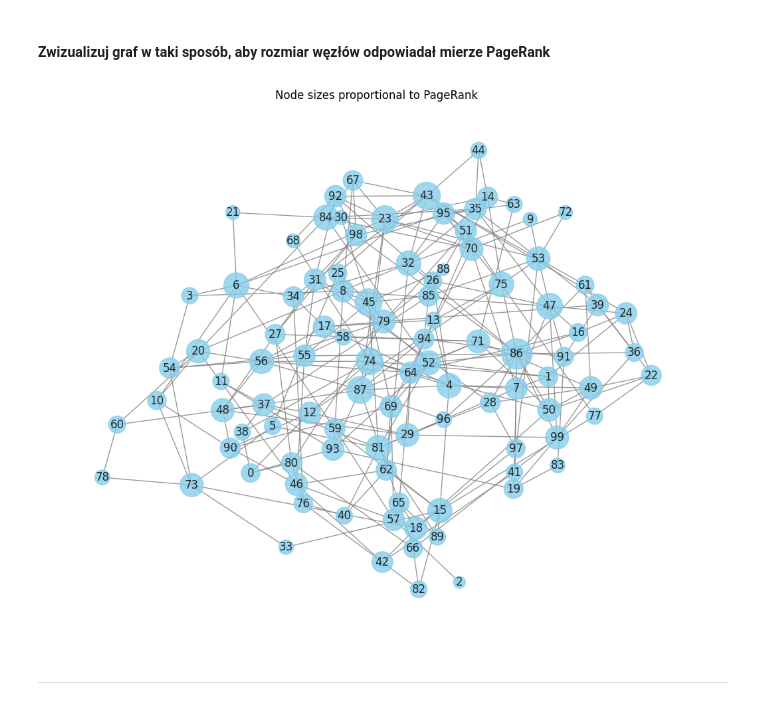
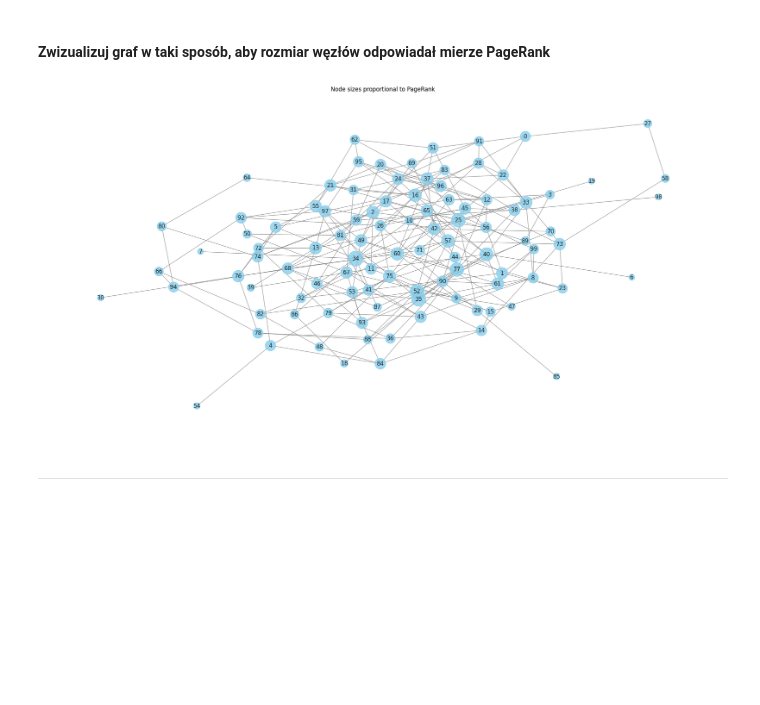
Before and after one commit to jkociecki/complex-networks-pwr, a Jupyter notebook: lab01/networks-analysis.ipynb, the cells around one changed output. Drawn from its saved outputs; the diff is of its cells as text; code cells hidden in the pictures; blank space fills up the shorter version.

Commit message:
add some plots

```diff
--- a/lab01/networks-analysis.ipynb
+++ b/lab01/networks-analysis.ipynb
@@ -80,26 +96,26 @@ nx.number_connected_components(gh)
 # %%
 pagerank = nx.pagerank(gh)
 
 
 sizes = [v * 50000 for v in pagerank.values()]
 
-plt.figure(figsize=(10, 8))
-pos = nx.forceatlas2_layout(gh)
+plt.figure(figsize=(20, 10))
+pos = nx.spring_layout(gh, seed=42)
 
 nx.draw(
     gh,
     pos,
     node_size=sizes,
     node_color="skyblue",
     with_labels=True,
     edge_color="gray",
     alpha=0.8,
 )
 
 plt.title("Node sizes proportional to PageRank")
 plt.show()
 # %% [output]
-[figure, old version]
+[figure, new version]
 # %% [markdown]
 ___
 # %% [markdown]
```
Also changed, not shown: parts of 12 cells of this notebook, 1 other file.
